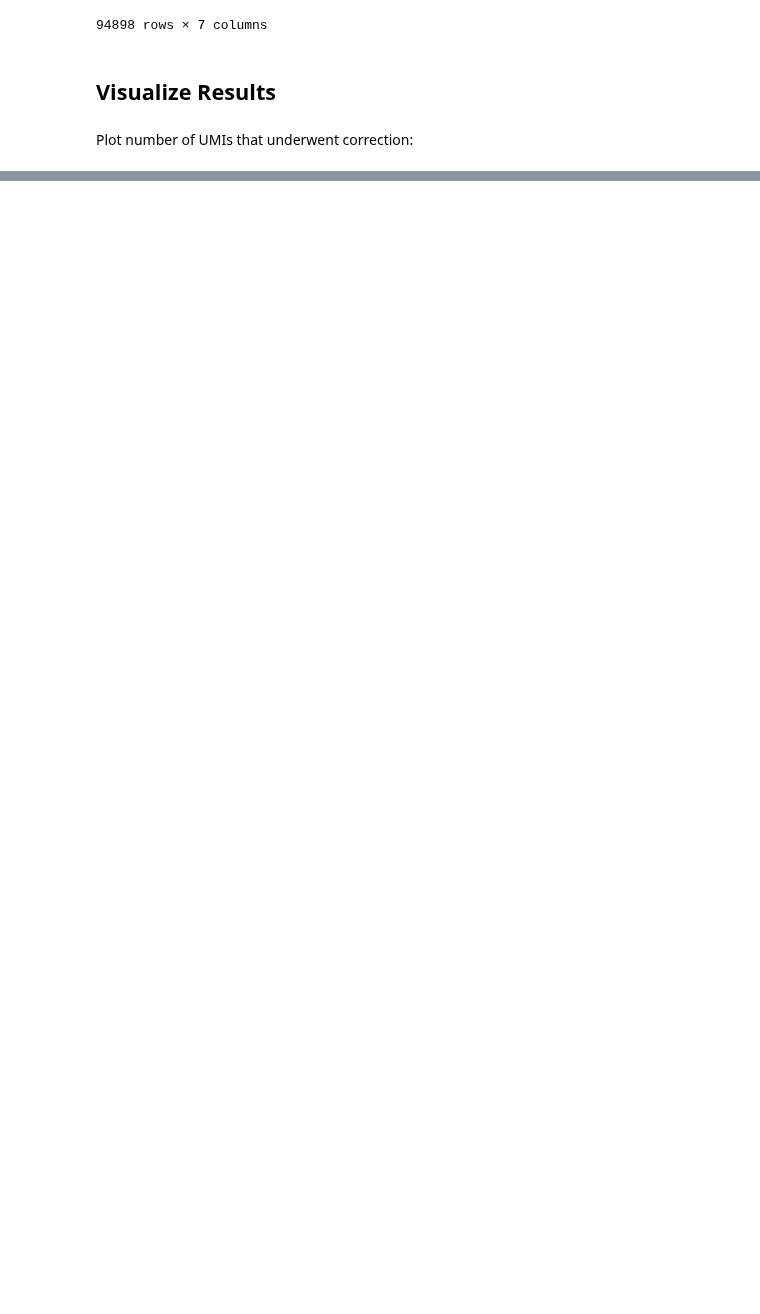
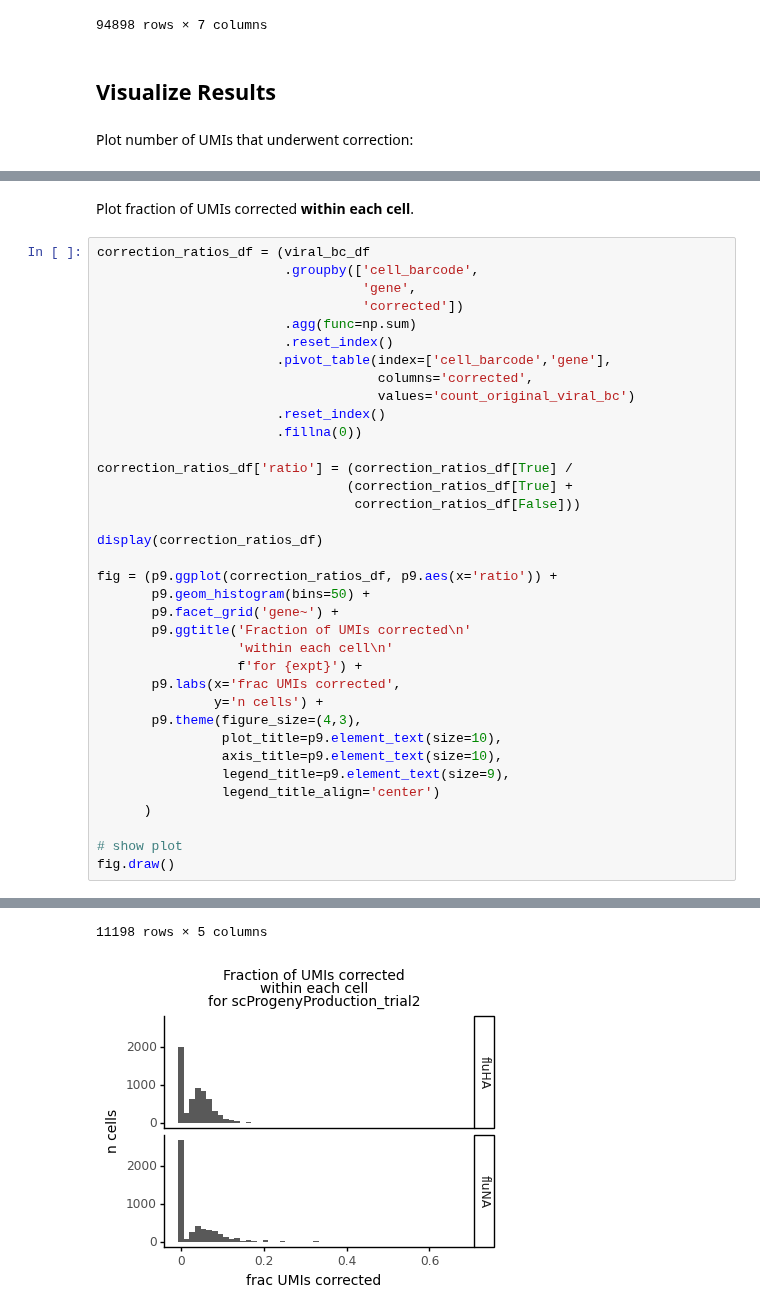
Before and after one commit to jbloomlab/barcoded_flu_pdmH1N1, a Jupyter notebook: correct_viral_barcodes_in_transcripts.py.ipynb, the cells around one changed output, grey strips where cells are left out. Drawn from its saved outputs; the diff is of its cells as text; blank space fills up the shorter version.

```diff
--- a/correct_viral_barcodes_in_transcripts.py.ipynb
+++ b/correct_viral_barcodes_in_transcripts.py.ipynb
@@ -182,0 +185,39 @@ fig.draw()
+# %% [markdown]
+Plot fraction of UMIs corrected **within each cell**.
+# %%
+correction_ratios_df = (viral_bc_df
+                        .groupby(['cell_barcode',
+                                  'gene',
+                                  'corrected'])
+                        .agg(func=np.sum)
+                        .reset_index()
+                       .pivot_table(index=['cell_barcode','gene'],
+                                    columns='corrected',
+                                    values='count_original_viral_bc')
+                       .reset_index()
+                       .fillna(0))
+
+correction_ratios_df['ratio'] = (correction_ratios_df[True] /
+                                (correction_ratios_df[True] +
+                                 correction_ratios_df[False]))
+
+display(correction_ratios_df)
+
+fig = (p9.ggplot(correction_ratios_df, p9.aes(x='ratio')) +
+       p9.geom_histogram(bins=50) +
+       p9.facet_grid('gene~') +
+       p9.ggtitle('Fraction of UMIs corrected\n'
+                  'within each cell\n'
+                  f'for {expt}') +
+       p9.labs(x='frac UMIs corrected',
+               y='n cells') +
+       p9.theme(figure_size=(4,3),
+                plot_title=p9.element_text(size=10),
+                axis_title=p9.element_text(size=10),
+                legend_title=p9.element_text(size=9),
+                legend_title_align='center')
+      )
+
+# show plot
+fig.draw()
+# %% [output]
@@ -182,0 +236,2 @@ fig.draw()
+11198 rows × 5 columns
+[figure, added]
```
Also changed, not shown: parts of 2 cells of this notebook.
